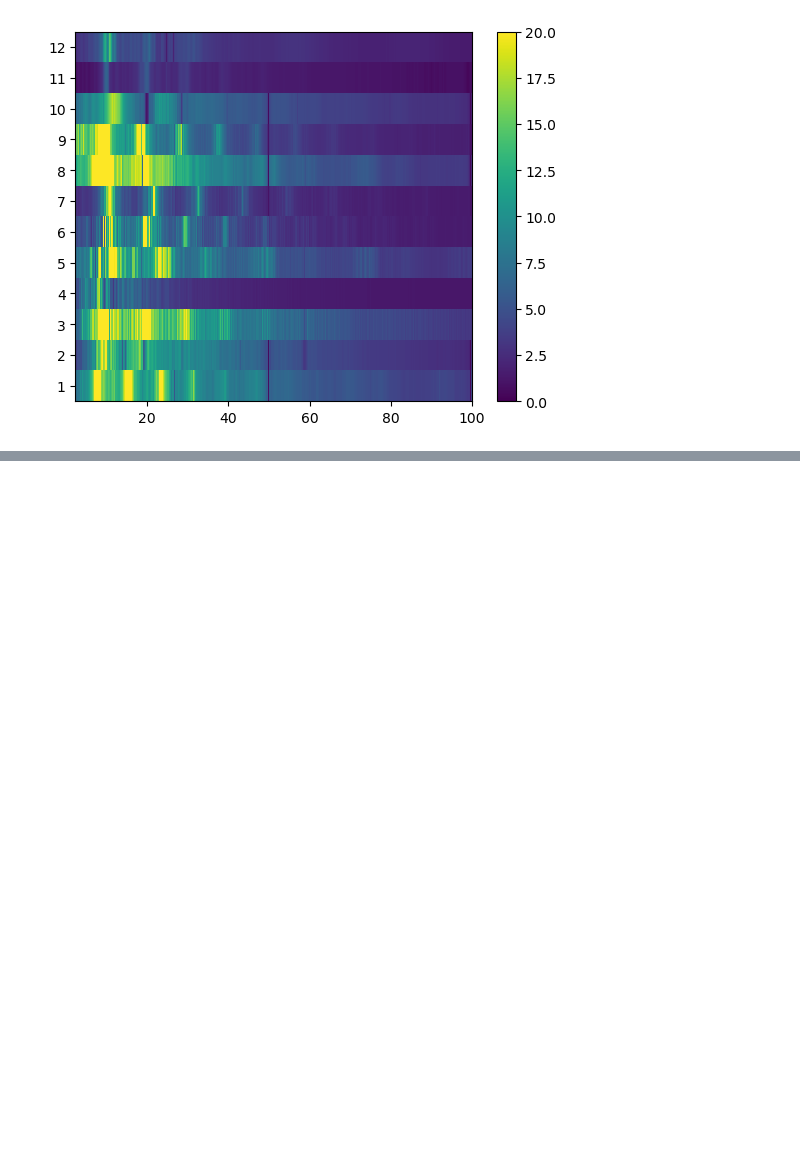
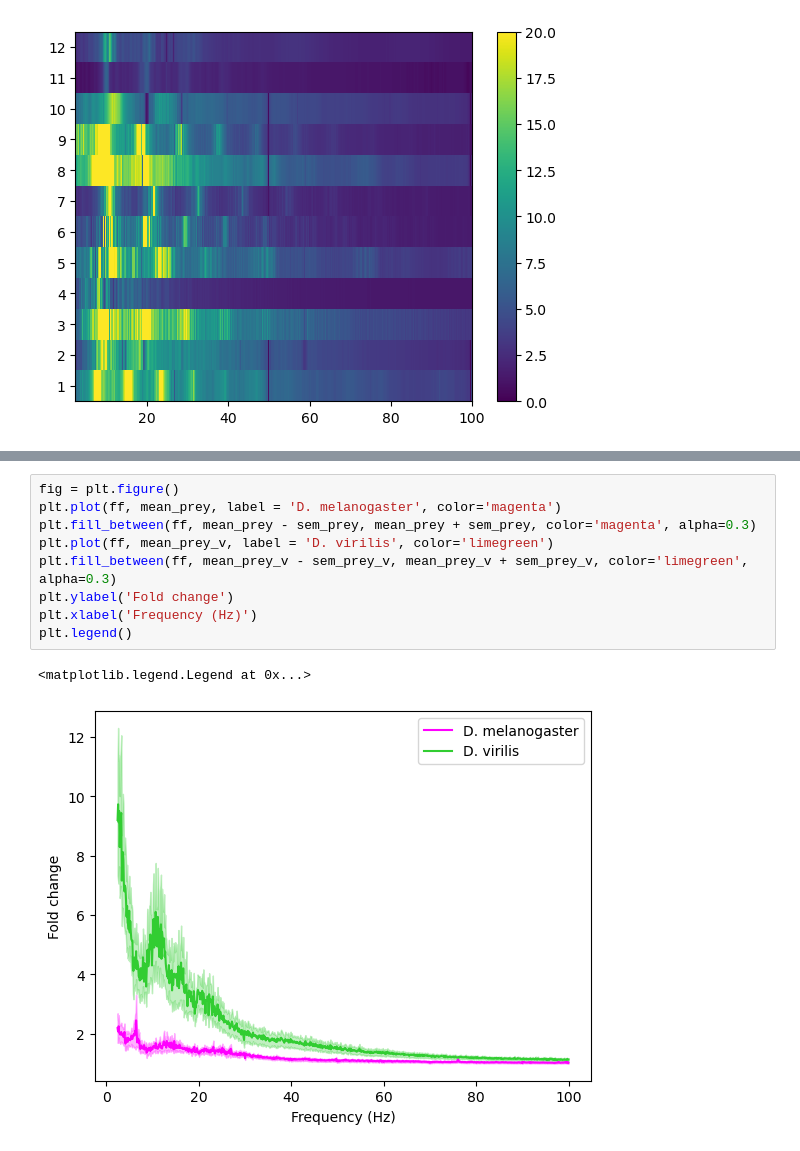
Before and after one commit to GordusLab/spider_prey_capture_paper, a Jupyter notebook: 1_webvibration/Figure_1.ipynb, the cells around one changed output, grey strips where cells are left out. Saved outputs shown, nothing was run; the diff lists cells and outputs as text; blank space fills up the shorter version.

Commit message:
update figure 1 and supp_fig2

```diff
--- a/1_webvibration/Figure_1.ipynb
+++ b/1_webvibration/Figure_1.ipynb
@@ -170,0 +323,12 @@ plt.show()
+# %%
+fig = plt.figure()
+plt.plot(ff, mean_prey, label = 'D. melanogaster', color='magenta')
+plt.fill_between(ff, mean_prey - sem_prey, mean_prey + sem_prey, color='magenta', alpha=0.3)
+plt.plot(ff, mean_prey_v, label = 'D. virilis', color='limegreen')
+plt.fill_between(ff, mean_prey_v - sem_prey_v, mean_prey_v + sem_prey_v, color='limegreen', alpha=0.3)
+plt.ylabel('Fold change')
+plt.xlabel('Frequency (Hz)')
+plt.legend()
+# %% [output]
+<matplotlib.legend.Legend at 0x...>
+[figure, added]
```
Also changed, not shown: parts of 6 cells of this notebook, 3 other files.
